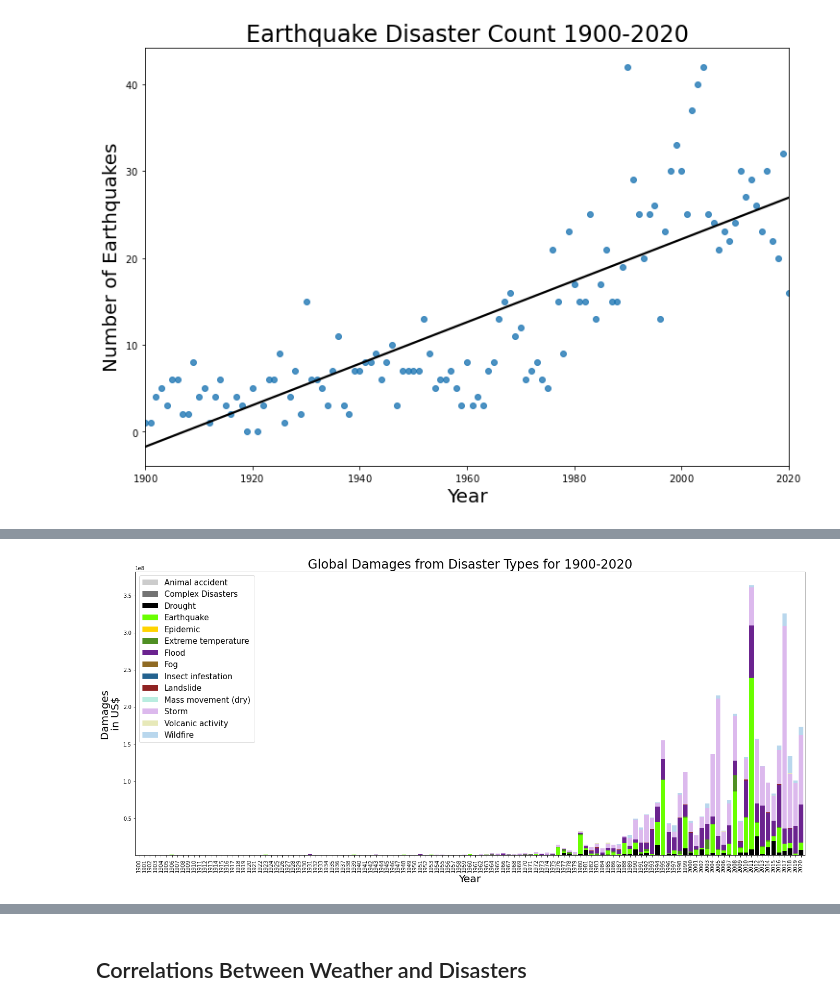
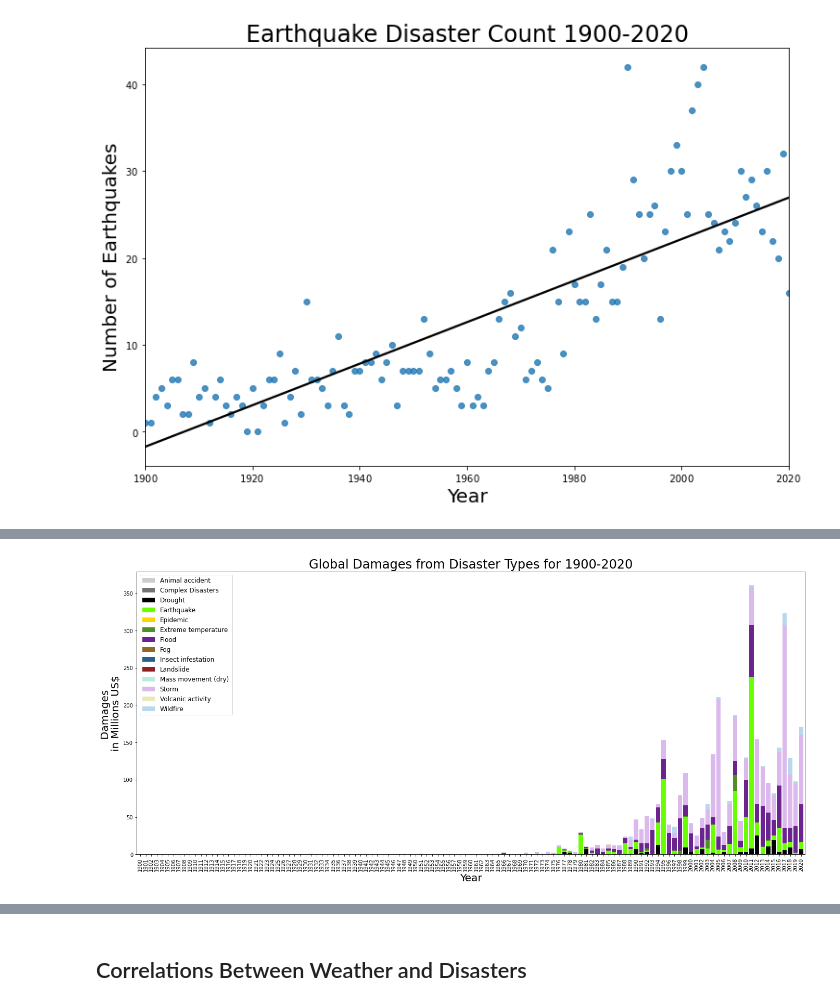
Before and after one commit to theraceblogger/climaster, a Jupyter notebook: analyze_data/analyze.ipynb, the cells around one changed output, grey strips where cells are left out. Drawn from its saved outputs; the diff is of its cells as text; code cells hidden in the pictures.

```diff
--- a/analyze_data/analyze.ipynb
+++ b/analyze_data/analyze.ipynb
@@ -337,7 +349,8 @@ def bar_stack_plot(df, xlabel, ylabel, title, y_divide=1, figsize=(23,10)):
     '#EDB9B9', '#0040FF', '#FF00AA', '#0095FF', '#BFFF00', '#FF7F00', '#AA00FF', '#00EAFF', '#FFFF00', '#FF0000']
     df2 = df//y_divide
     df2.plot.bar(width=0.8, stacked=True, color=colors, figsize=figsize)
-    plt.legend(loc=0, prop={'size': 15})
+#     ax.ticklabel_format(style='plain', axis='both', useOffset=False, useMathText=True)
+    plt.legend(loc=0, prop={'size': 12})
     plt.title(title, fontsize=24)
     plt.xlabel(xlabel, fontsize=20)
     plt.ylabel(ylabel, fontsize=20)
@@ -480,7 +511,7 @@ bar_stack_decade_plot(disaster_df_death_type, 'Decade', 'Deaths\nin Thousands',
 # %%
-bar_stack_plot(disaster_df_damages_type, 'Year', 'Damages\nin US$', 'Global Damages from Disaster Types for 1900-2020')
+bar_stack_plot(disaster_df_damages_type, 'Year', 'Damages\nin Millions US$', 'Global Damages from Disaster Types for 1900-2020', y_divide=1000000)
 # %% [output]
-[figure, old version]
+[figure, new version]
 # %%
 bar_stack_decade_plot(disaster_df_damages_type, 'Decade', 'Damages\nin Millions US$', 'Global Damages from Disaster Types for 1900-2020 by Decade', y_divide=1000000)
 # %% [output]
```
Also changed, not shown: parts of 13 cells of this notebook.
